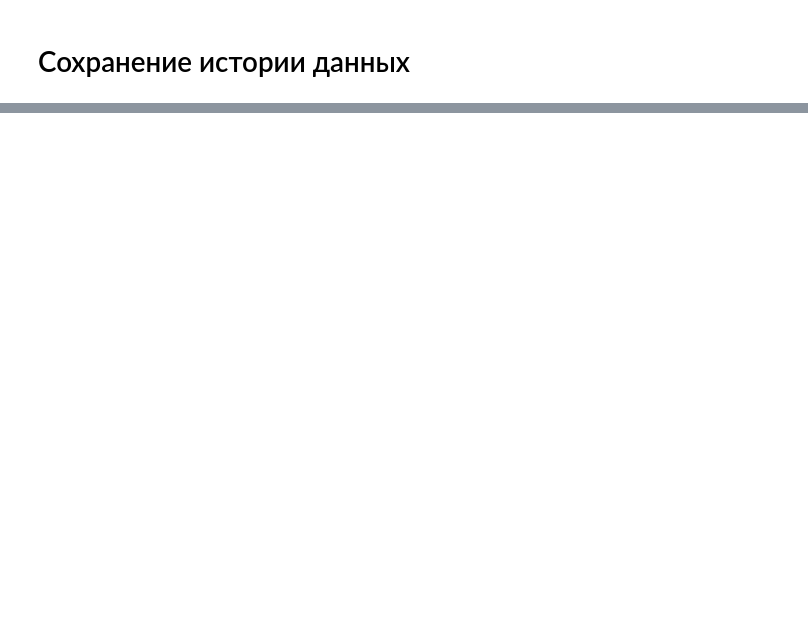
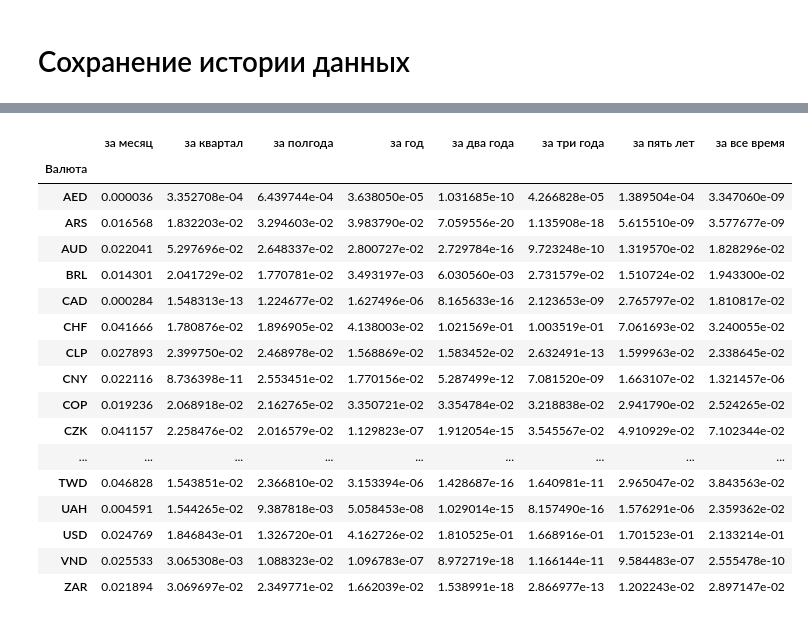
Before and after one commit to prog815/abscur, a Jupyter notebook: abscur2.ipynb, the cells around one changed output, grey strips where cells are left out. Cells and saved outputs as stored; diff of their text form; code cells hidden in the pictures; blank space fills up the shorter version.

```diff
--- a/abscur2.ipynb
+++ b/abscur2.ipynb
@@ -770,0 +857,21 @@ reit_sharp
+# %%
+best_portf_parts
+# %% [output]
+|  | за месяц | за квартал | за полгода | за год | за два года | за три года | за пять лет | за все время |
+| Валюта |  |  |  |  |  |  |  |  |
+| AED | 0.000036 | 3.352708e-04 | 6.439744e-04 | 3.638050e-05 | 1.031685e-10 | 4.266828e-05 | 1.389504e-04 | 3.347060e-09 |
+| ARS | 0.016568 | 1.832203e-02 | 3.294603e-02 | 3.983790e-02 | 7.059556e-20 | 1.135908e-18 | 5.615510e-09 | 3.577677e-09 |
+| AUD | 0.022041 | 5.297696e-02 | 2.648337e-02 | 2.800727e-02 | 2.729784e-16 | 9.723248e-10 | 1.319570e-02 | 1.828296e-02 |
+| BRL | 0.014301 | 2.041729e-02 | 1.770781e-02 | 3.493197e-03 | 6.030560e-03 | 2.731579e-02 | 1.510724e-02 | 1.943300e-02 |
+| CAD | 0.000284 | 1.548313e-13 | 1.224677e-02 | 1.627496e-06 | 8.165633e-16 | 2.123653e-09 | 2.765797e-02 | 1.810817e-02 |
+| CHF | 0.041666 | 1.780876e-02 | 1.896905e-02 | 4.138003e-02 | 1.021569e-01 | 1.003519e-01 | 7.061693e-02 | 3.240055e-02 |
+| CLP | 0.027893 | 2.399750e-02 | 2.468978e-02 | 1.568869e-02 | 1.583452e-02 | 2.632491e-13 | 1.599963e-02 | 2.338645e-02 |
+| CNY | 0.022116 | 8.736398e-11 | 2.553451e-02 | 1.770156e-02 | 5.287499e-12 | 7.081520e-09 | 1.663107e-02 | 1.321457e-06 |
+| COP | 0.019236 | 2.068918e-02 | 2.162765e-02 | 3.350721e-02 | 3.354784e-02 | 3.218838e-02 | 2.941790e-02 | 2.524265e-02 |
+| CZK | 0.041157 | 2.258476e-02 | 2.016579e-02 | 1.129823e-07 | 1.912054e-15 | 3.545567e-02 | 4.910929e-02 | 7.102344e-02 |
+| ... | ... | ... | ... | ... | ... | ... | ... | ... |
+| TWD | 0.046828 | 1.543851e-02 | 2.366810e-02 | 3.153394e-06 | 1.428687e-16 | 1.640981e-11 | 2.965047e-02 | 3.843563e-02 |
+| UAH | 0.004591 | 1.544265e-02 | 9.387818e-03 | 5.058453e-08 | 1.029014e-15 | 8.157490e-16 | 1.576291e-06 | 2.359362e-02 |
+| USD | 0.024769 | 1.846843e-01 | 1.326720e-01 | 4.162726e-02 | 1.810525e-01 | 1.668916e-01 | 1.701523e-01 | 2.133214e-01 |
+| VND | 0.025533 | 3.065308e-03 | 1.088323e-02 | 1.096783e-07 | 8.972719e-18 | 1.166144e-11 | 9.584483e-07 | 2.555478e-10 |
+| ZAR | 0.021894 | 3.069697e-02 | 2.349771e-02 | 1.662039e-02 | 1.538991e-18 | 2.866977e-13 | 1.202243e-02 | 2.897147e-02 |
```
Also changed, not shown: parts of 14 cells of this notebook.
